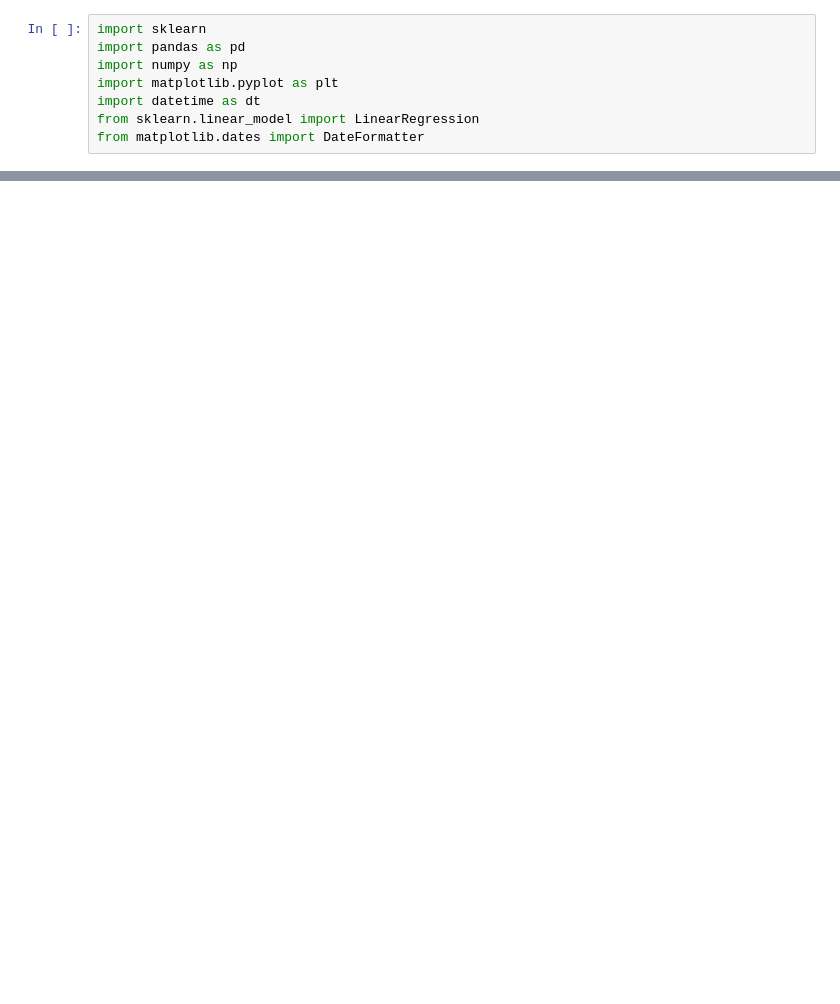
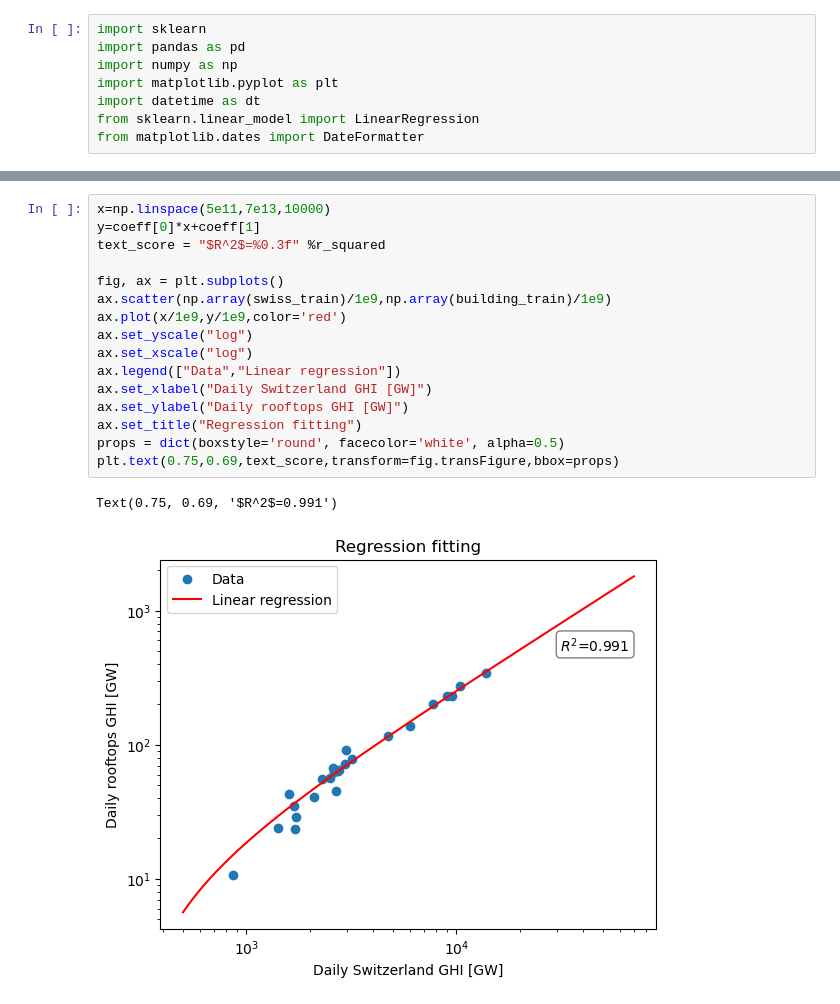
Before and after one commit to mircopesent/SOLAR, a Jupyter notebook: analyze_data.ipynb, the cells around one changed output, grey strips where cells are left out. Cells and saved outputs as stored; diff of their text form; blank space fills up the shorter version.

```diff
--- a/analyze_data.ipynb
+++ b/analyze_data.ipynb
@@ -38,2 +64,21 @@ building_tot=reg.predict(np.array(swiss_test).reshape(-1,1))
+# %%
+x=np.linspace(5e11,7e13,10000)
+y=coeff[0]*x+coeff[1]
+text_score = "$R^2$=%0.3f" %r_squared
+
+fig, ax = plt.subplots()
+ax.scatter(np.array(swiss_train)/1e9,np.array(building_train)/1e9)
+ax.plot(x/1e9,y/1e9,color='red')
+ax.set_yscale("log")
+ax.set_xscale("log")
+ax.legend(["Data","Linear regression"])
+ax.set_xlabel("Daily Switzerland GHI [GW]")
+ax.set_ylabel("Daily rooftops GHI [GW]")
+ax.set_title("Regression fitting")
+props = dict(boxstyle='round', facecolor='white', alpha=0.5)
+plt.text(0.75,0.69,text_score,transform=fig.transFigure,bbox=props)
+# %% [output]
+Text(0.75, 0.69, '$R^2$=0.991')
+[figure, added]
 # %%
 date_range = pd.date_range(start='1/1/2014', end='31/12/2014', freq='D')
```
Also changed, not shown: parts of 7 cells of this notebook, 16 other files.
